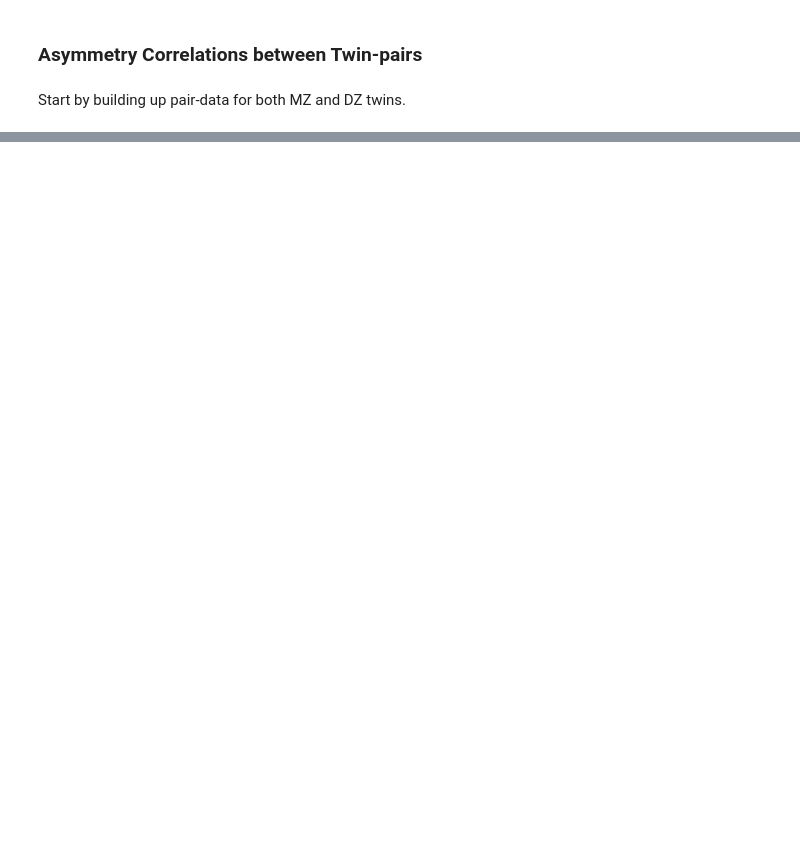
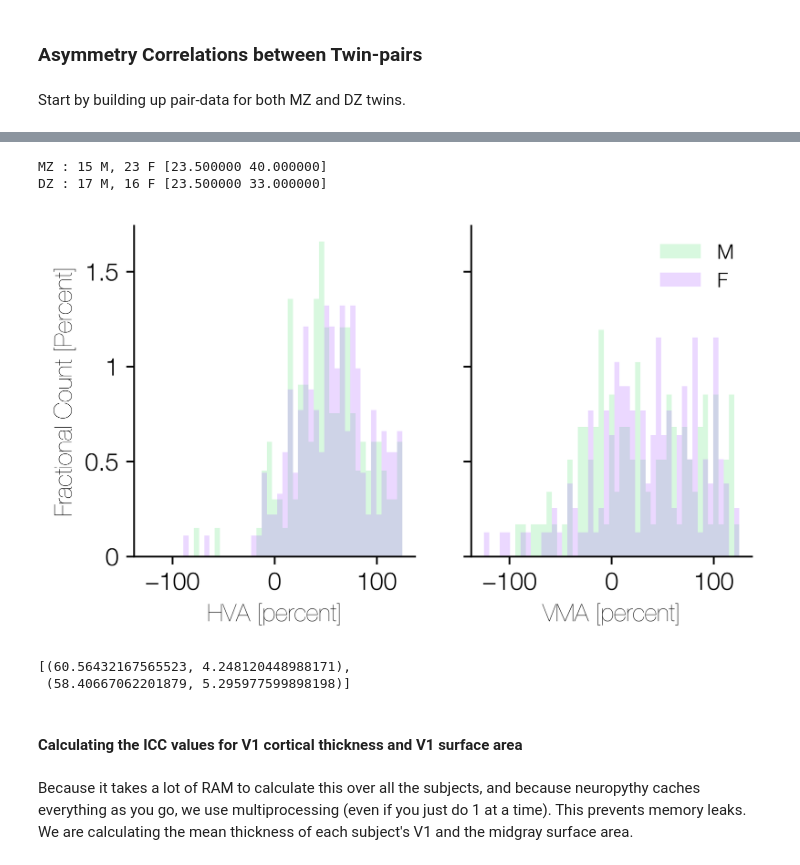
Before and after one commit to noahbenson/performance-fields, a Jupyter notebook: notebooks/performance-fields.ipynb, the cells around one changed output, grey strips where cells are left out. Drawn from its saved outputs; the diff is of its cells as text; code cells hidden in the pictures; blank space fills up the shorter version.

```diff
--- a/notebooks/performance-fields.ipynb
+++ b/notebooks/performance-fields.ipynb
@@ -1317,0 +1651,56 @@ if figures_path is not None:
+# %%
+for rel in ['MZ','DZ']:
+    df = pair_data
+    df = df.loc[df['same_age'] & df['same_sex']]
+    df = df.loc[df['relationship'] == rel]
+    dfsids = df['sid_1']
+    dfsex = np.asarray([data.gender[sid] for sid in dfsids])
+    dfage = np.asarray([data.agegroup[sid] for sid in dfsids])
+    print(rel,':',
+          '%d M, %d F' % (np.sum(dfsex == 'M'), np.sum(dfsex == 'F')),
+          '[%f %f]' % (np.min(dfage), np.max(dfage)))
+# %% [output]
+MZ : 15 M, 23 F [23.500000 40.000000]
+DZ : 17 M, 16 F [23.500000 33.000000]
+# %%
+### sex = np.array([data.gender[sid] for sid in data.subject_list])
+hva = data.asymmetry['HVA'][:2]
+vma = data.asymmetry['VMA'][:2]
+
+(fig,axs) = plt.subplots(1, 2, figsize=(5,2.75), dpi=8*72, sharey=True)
+clrs = np.array([colors['F'], colors['M']])
+bins = np.linspace(-125,125,50)
+axs[0].hist([hva[:,sex == 'F'].flatten(),
+             hva[:,sex == 'M'].flatten()],
+            bins,
+            density=True, histtype='stepfilled',
+            color=clrs, alpha=0.25, label=['F','M'])
+axs[1].hist([vma[:,sex == 'F'].flatten(),
+             vma[:,sex == 'M'].flatten()],
+            bins,
+            density=True, histtype='stepfilled',
+            color=clrs, alpha=0.25, label=['F','M'])
+for (k,ax) in zip(['HVA','VMA'], axs):
+    ax.spines['top'].set_visible(False)
+    ax.spines['right'].set_visible(False)
+    ax.set_xlabel(k + ' [percent]')
+axs[0].set_yticks([0,0.005, 0.01, 0.015])
+axs[0].set_yticklabels([0, 0.5, 1, 1.5])
+#axs[0].set_xlim([-50,150])
+axs[0].set_ylabel('Fractional Count [Percent]')
+axs[1].legend(shadow=False, frameon=False, markerscale='small', fontsize='small')
+
+
+pass
+# %% [output]
+[figure, added]
+# %%
+[(np.mean(hva[:,sex == 'F']), np.std(hva[:,sex == 'F'])/np.sqrt(np.sum(sex == 'F'))),
+ (np.mean(hva[:,sex == 'M']), np.std(hva[:,sex == 'M'])/np.sqrt(np.sum(sex == 'M')))]
+# %% [output]
+[(60.56432167565523, 4.248120448988171),
+ (58.40667062201879, 5.295977599898198)]
+# %% [markdown]
+#### Calculating the ICC values for V1 cortical thickness and V1 surface area
+# %% [markdown]
+Because it takes a lot of RAM to calculate this over all the subjects, and because neuropythy caches everything as you go, we use multiprocessing (even if you just do 1 at a time). This prevents memory leaks. We are calculating the mean thickness of each subject's V1 and the midgray surface area.
```
Also changed, not shown: parts of 52 cells of this notebook, 1 other file.
